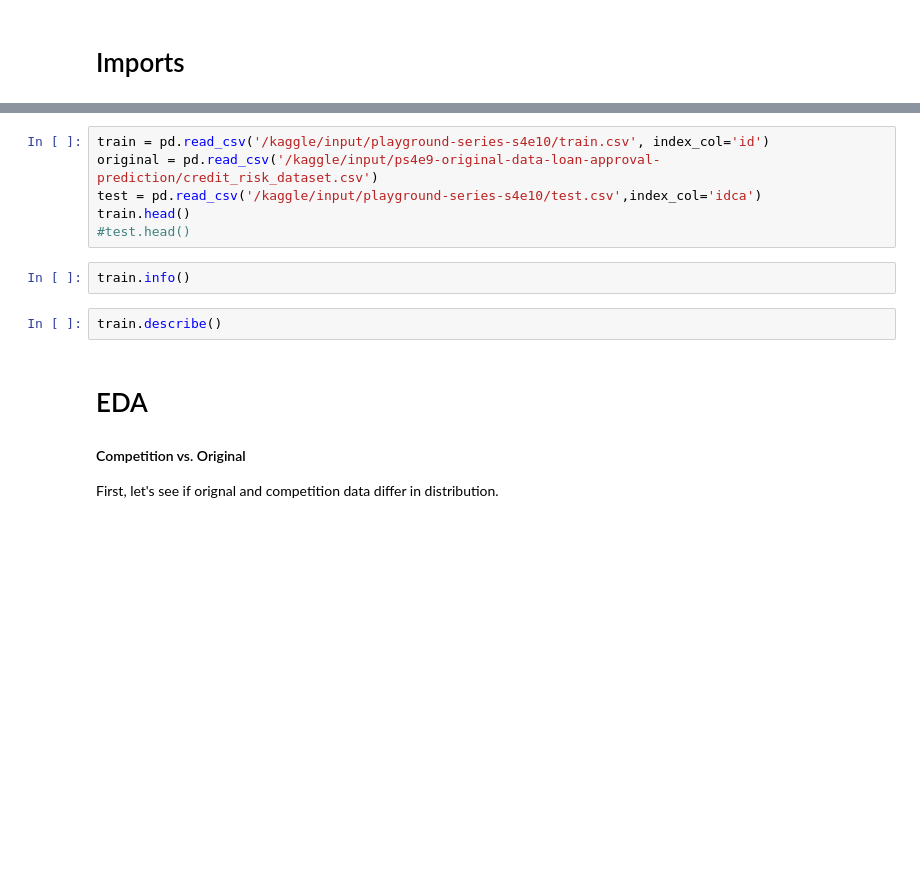
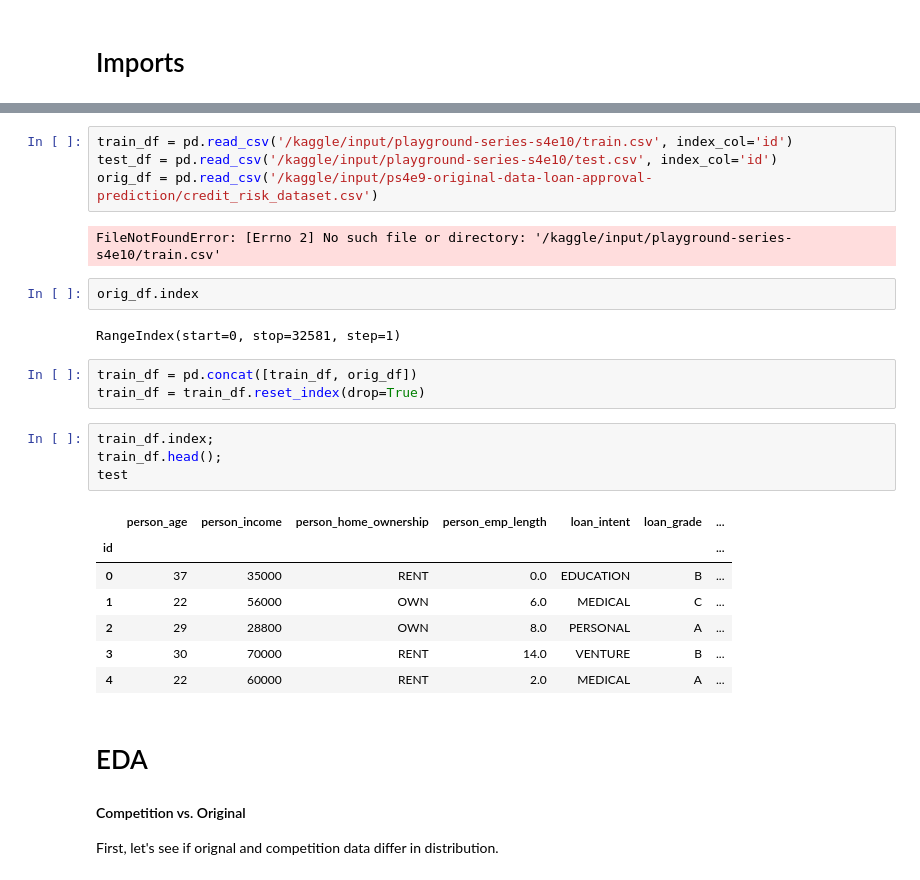
Before and after one commit to gRedDeer/kaggle_notebooks, a Jupyter notebook: Loan_Approval_|_Exploration.ipynb, the cells around one changed output, grey strips where cells are left out. Saved outputs shown, nothing was run; the diff lists cells and outputs as text; blank space fills up the shorter version.

```diff
--- a/Loan_Approval_|_Exploration.ipynb
+++ b/Loan_Approval_|_Exploration.ipynb
@@ -31,13 +83,28 @@ import seaborn as sns
 # %%
-train = pd.read_csv('/kaggle/input/playground-series-s4e10/train.csv', index_col='id')
-original = pd.read_csv('/kaggle/input/ps4e9-original-data-loan-approval-prediction/credit_risk_dataset.csv')
-test = pd.read_csv('/kaggle/input/playground-series-s4e10/test.csv',index_col='idca')
-train.head()
-#test.head()
+train_df = pd.read_csv('/kaggle/input/playground-series-s4e10/train.csv', index_col='id')
+test_df = pd.read_csv('/kaggle/input/playground-series-s4e10/test.csv', index_col='id')
+orig_df = pd.read_csv('/kaggle/input/ps4e9-original-data-loan-approval-prediction/credit_risk_dataset.csv')
+# %% [output]
+FileNotFoundError: [Errno 2] No such file or directory: '/kaggle/input/playground-series-s4e10/train.csv'
-# %%
-train.info()
-# %%
-train.describe()
+# %%
+orig_df.index
+# %% [output]
+RangeIndex(start=0, stop=32581, step=1)
+# %%
+train_df = pd.concat([train_df, orig_df])
+train_df = train_df.reset_index(drop=True)
+# %%
+train_df.index;
+train_df.head();
+test
+# %% [output]
+|  | person_age | person_income | person_home_ownership | person_emp_length | loan_intent | loan_grade | ... |
+| id |  |  |  |  |  |  | ... |
+| 0 | 37 | 35000 | RENT | 0.0 | EDUCATION | B | ... |
+| 1 | 22 | 56000 | OWN | 6.0 | MEDICAL | C | ... |
+| 2 | 29 | 28800 | OWN | 8.0 | PERSONAL | A | ... |
+| 3 | 30 | 70000 | RENT | 14.0 | VENTURE | B | ... |
+| 4 | 22 | 60000 | RENT | 2.0 | MEDICAL | A | ... |
 # %% [markdown]
 # EDA
 #### Competition vs. Original
```
Also changed, not shown: parts of 7 cells of this notebook.
